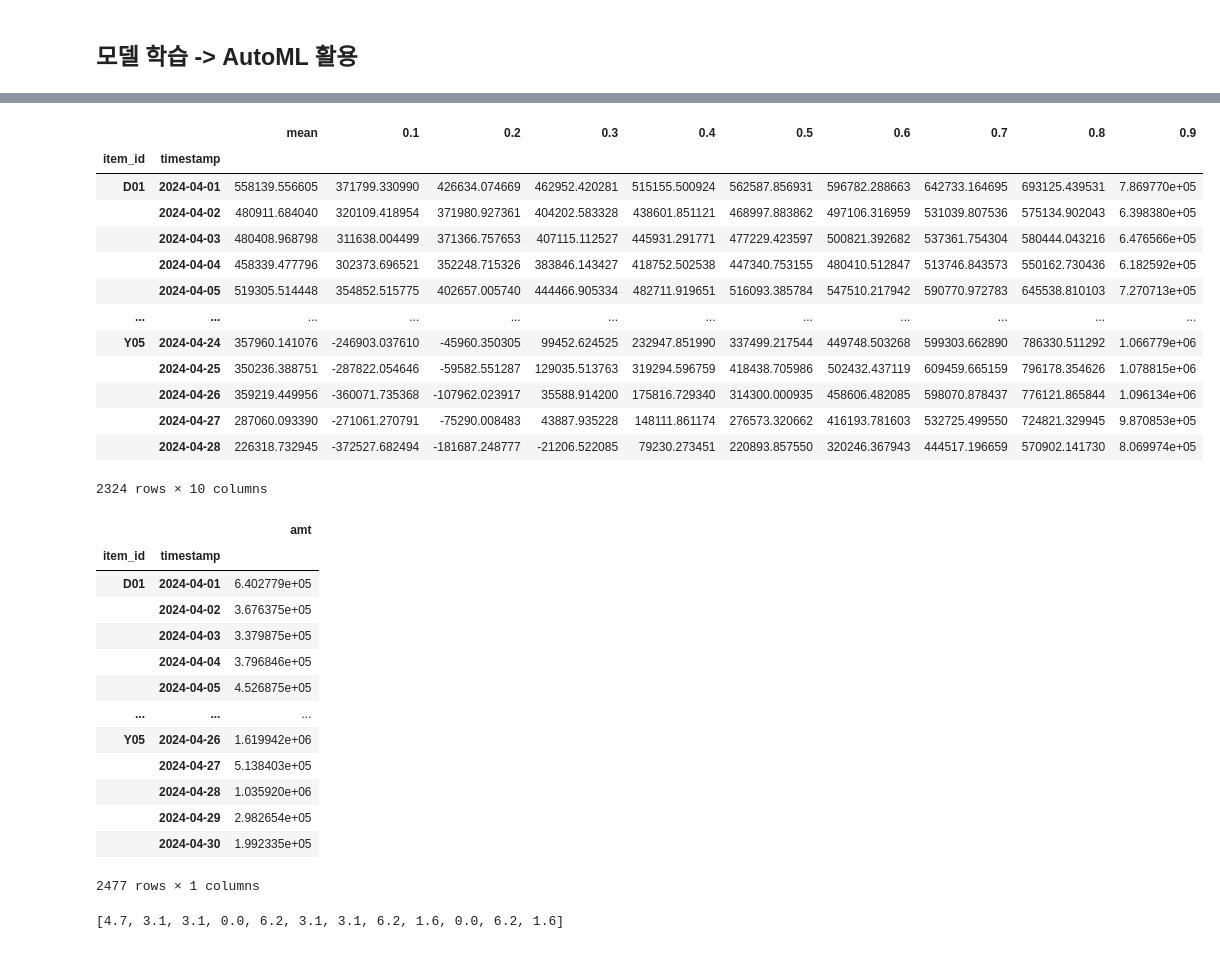
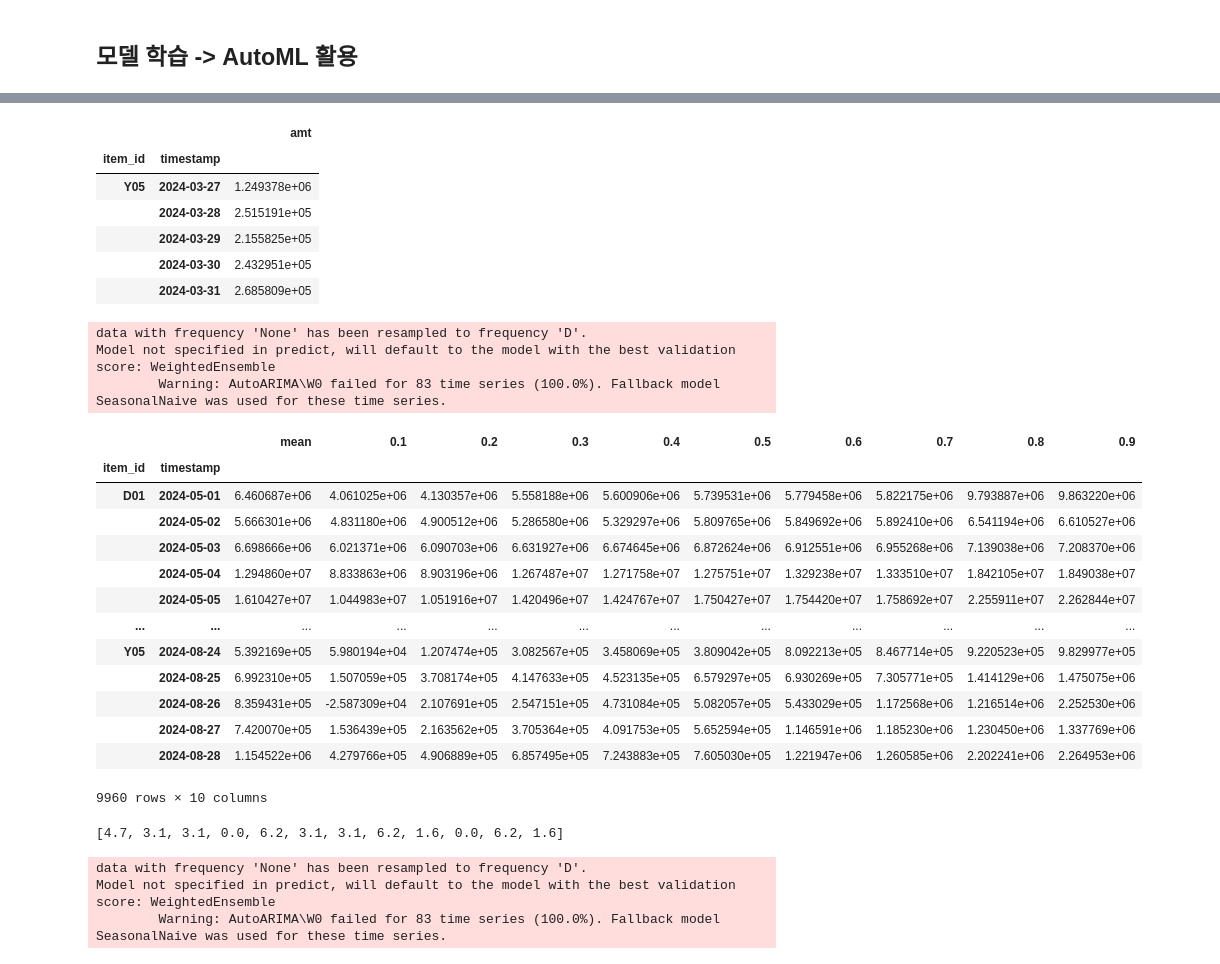
Before and after one commit to analysis-team-2/analysis-team-2-rep, a Jupyter notebook: analysis/preprocessing/time_series_ml_city2.ipynb, the cells around one changed output, grey strips where cells are left out. Cells and saved outputs as stored; diff of their text form; code cells hidden in the pictures.

```diff
--- a/analysis/preprocessing/time_series_ml_city2.ipynb
+++ b/analysis/preprocessing/time_series_ml_city2.ipynb
@@ -153,11 +153,12 @@ time_df2 = time_df2.sort_values(by=['card_tpbuz_cd', 'ta_ymd'])
 
 
 # train/test 데이터 나누기 (2024년 4월 데이터를 테스트 데이터로)
-train_df = time_df2[time_df2['ta_ymd'] < '2024-04-01']
-test_df = time_df2[time_df2['ta_ymd'] >= '2024-04-01']
+# train_df = time_df2[time_df2['ta_ymd'] < '2024-04-01']
+# test_df = time_df2[time_df2['ta_ymd'] >= '2024-04-01']
 
-train_df = train_df.sort_values(by=['card_tpbuz_cd', 'ta_ymd'])
-test_df = test_df.sort_values(by=['card_tpbuz_cd', 'ta_ymd'])
+# train_df = train_df.sort_values(by=['card_tpbuz_cd', 'ta_ymd'])
+# test_df = test_df.sort_values(by=['card_tpbuz_cd', 'ta_ymd'])
+train_df = time_df2.sort_values(by=['card_tpbuz_cd', 'ta_ymd'])
 # %%
 test_df
 # %% [output]
@@ -197,7 +198,7 @@ train_data.reset_index()
 # %%
 # train_data = train_data.sort_values(by=['item_id', 'timestamp'])
 # %%
-predictor = TimeSeriesPredictor(label="amt", prediction_length=28, eval_metric="RMSE", freq="D")
+predictor = TimeSeriesPredictor(label="amt", prediction_length=120, eval_metric="RMSE", freq="D")
 # %%
 predictor.fit(train_data, random_seed = 42,time_limit=3600)
 # %% [output]
@@ -271,39 +248,35 @@ Warning: 83 time series (100.0%) are shorter than 7 and cannot be predicted by R
 # train_df = train_data.reset_index()
 # d05_df = train_df[train_df['item_id'] == 'F11']
 # %%
-predictions
+train_data.tail()
 # %% [output]
-|  |  | mean | 0.1 | 0.2 | 0.3 | 0.4 | 0.5 | 0.6 | 0.7 | 0.8 | 0.9 |
-| item_id | timestamp |  |  |  |  |  |  |  |  |  |  |
-| D01 | 2024-04-01 | 558139.556605 | 371799.330990 | 426634.074669 | 462952.420281 | 515155.500924 | 562587.856931 | 596782.288663 | 642733.164695 | 693125.439531 | 7.869770e+05 |
-|  | 2024-04-02 | 480911.684040 | 320109.418954 | 371980.927361 | 404202.583328 | 438601.851121 | 468997.883862 | 497106.316959 | 531039.807536 | 575134.902043 | 6.398380e+05 |
-|  | 2024-04-03 | 480408.968798 | 311638.004499 | 371366.757653 | 407115.112527 | 445931.291771 | 477229.423597 | 500821.392682 | 537361.754304 | 580444.043216 | 6.476566e+05 |
-|  | 2024-04-04 | 458339.477796 | 302373.696521 | 352248.715326 | 383846.143427 | 418752.502538 | 447340.753155 | 480410.512847 | 513746.843573 | 550162.730436 | 6.182592e+05 |
-|  | 2024-04-05 | 519305.514448 | 354852.515775 | 402657.005740 | 444466.905334 | 482711.919651 | 516093.385784 | 547510.217942 | 590770.972783 | 645538.810103 | 7.270713e+05 |
-| ... | ... | ... | ... | ... | ... | ... | ... | ... | ... | ... | ... |
-| Y05 | 2024-04-24 | 357960.141076 | -246903.037610 | -45960.350305 | 99452.624525 | 232947.851990 | 337499.217544 | 449748.503268 | 599303.662890 | 786330.511292 | 1.066779e+06 |
-|  | 2024-04-25 | 350236.388751 | -287822.054646 | -59582.551287 | 129035.513763 | 319294.596759 | 418438.705986 | 502432.437119 | 609459.665159 | 796178.354626 | 1.078815e+06 |
-|  | 2024-04-26 | 359219.449956 | -360071.735368 | -107962.023917 | 35588.914200 | 175816.729340 | 314300.000935 | 458606.482085 | 598070.878437 | 776121.865844 | 1.096134e+06 |
-|  | 2024-04-27 | 287060.093390 | -271061.270791 | -75290.008483 | 43887.935228 | 148111.861174 | 276573.320662 | 416193.781603 | 532725.499550 | 724821.329945 | 9.870853e+05 |
-|  | 2024-04-28 | 226318.732945 | -372527.682494 | -181687.248777 | -21206.522085 | 79230.273451 | 220893.857550 | 320246.367943 | 444517.196659 | 570902.141730 | 8.069974e+05 |
+|  |  | amt |
+| item_id | timestamp |  |
+| Y05 | 2024-03-27 | 1.249378e+06 |
+|  | 2024-03-28 | 2.515191e+05 |
+|  | 2024-03-29 | 2.155825e+05 |
+|  | 2024-03-30 | 2.432951e+05 |
+|  | 2024-03-31 | 2.685809e+05 |
-2324 rows × 10 columns
 # %%
-test_data
+predictor.predict(test_data)
 # %% [output]
+data with frequency 'None' has been resampled to frequency 'D'.
+Model not specified in predict, will default to the model with the best validation score: WeightedEnsemble
+        Warning: AutoARIMA\W0 failed for 83 time series (100.0%). Fallback model SeasonalNaive was used for these time series.
-|  |  | amt |
-| item_id | timestamp |  |
-| D01 | 2024-04-01 | 6.402779e+05 |
-|  | 2024-04-02 | 3.676375e+05 |
-|  | 2024-04-03 | 3.379875e+05 |
-|  | 2024-04-04 | 3.796846e+05 |
-|  | 2024-04-05 | 4.526875e+05 |
-| ... | ... | ... |
-| Y05 | 2024-04-26 | 1.619942e+06 |
-|  | 2024-04-27 | 5.138403e+05 |
-|  | 2024-04-28 | 1.035920e+06 |
-|  | 2024-04-29 | 2.982654e+05 |
-|  | 2024-04-30 | 1.992335e+05 |
+|  |  | mean | 0.1 | 0.2 | 0.3 | 0.4 | 0.5 | 0.6 | 0.7 | 0.8 | 0.9 |
+| item_id | timestamp |  |  |  |  |  |  |  |  |  |  |
+| D01 | 2024-05-01 | 6.460687e+06 | 4.061025e+06 | 4.130357e+06 | 5.558188e+06 | 5.600906e+06 | 5.739531e+06 | 5.779458e+06 | 5.822175e+06 | 9.793887e+06 | 9.863220e+06 |
+|  | 2024-05-02 | 5.666301e+06 | 4.831180e+06 | 4.900512e+06 | 5.286580e+06 | 5.329297e+06 | 5.809765e+06 | 5.849692e+06 | 5.892410e+06 | 6.541194e+06 | 6.610527e+06 |
+|  | 2024-05-03 | 6.698666e+06 | 6.021371e+06 | 6.090703e+06 | 6.631927e+06 | 6.674645e+06 | 6.872624e+06 | 6.912551e+06 | 6.955268e+06 | 7.139038e+06 | 7.208370e+06 |
+|  | 2024-05-04 | 1.294860e+07 | 8.833863e+06 | 8.903196e+06 | 1.267487e+07 | 1.271758e+07 | 1.275751e+07 | 1.329238e+07 | 1.333510e+07 | 1.842105e+07 | 1.849038e+07 |
+|  | 2024-05-05 | 1.610427e+07 | 1.044983e+07 | 1.051916e+07 | 1.420496e+07 | 1.424767e+07 | 1.750427e+07 | 1.754420e+07 | 1.758692e+07 | 2.255911e+07 | 2.262844e+07 |
+| ... | ... | ... | ... | ... | ... | ... | ... | ... | ... | ... | ... |
+| Y05 | 2024-08-24 | 5.392169e+05 | 5.980194e+04 | 1.207474e+05 | 3.082567e+05 | 3.458069e+05 | 3.809042e+05 | 8.092213e+05 | 8.467714e+05 | 9.220523e+05 | 9.829977e+05 |
+|  | 2024-08-25 | 6.992310e+05 | 1.507059e+05 | 3.708174e+05 | 4.147633e+05 | 4.523135e+05 | 6.579297e+05 | 6.930269e+05 | 7.305771e+05 | 1.414129e+06 | 1.475075e+06 |
+|  | 2024-08-26 | 8.359431e+05 | -2.587309e+04 | 2.107691e+05 | 2.547151e+05 | 4.731084e+05 | 5.082057e+05 | 5.433029e+05 | 1.172568e+06 | 1.216514e+06 | 2.252530e+06 |
+|  | 2024-08-27 | 7.420070e+05 | 1.536439e+05 | 2.163562e+05 | 3.705364e+05 | 4.091753e+05 | 5.652594e+05 | 1.146591e+06 | 1.185230e+06 | 1.230450e+06 | 1.337769e+06 |
+|  | 2024-08-28 | 1.154522e+06 | 4.279766e+05 | 4.906889e+05 | 6.857495e+05 | 7.243883e+05 | 7.605030e+05 | 1.221947e+06 | 1.260585e+06 | 2.202241e+06 | 2.264953e+06 |
-2477 rows × 1 columns
+9960 rows × 10 columns
 # %%
 import psutil
 psutil.cpu_percent(interval=1, percpu=True)
@@ -311,0 +298,6 @@ psutil.cpu_percent(interval=1, percpu=True)
+# %%
+predictions = predictor.predict(test_data2)
+# %% [output]
+data with frequency 'None' has been resampled to frequency 'D'.
+Model not specified in predict, will default to the model with the best validation score: WeightedEnsemble
+        Warning: AutoARIMA\W0 failed for 83 time series (100.0%). Fallback model SeasonalNaive was used for these time series.
```
Also changed, not shown: parts of 15 cells of this notebook, 22 other files.
